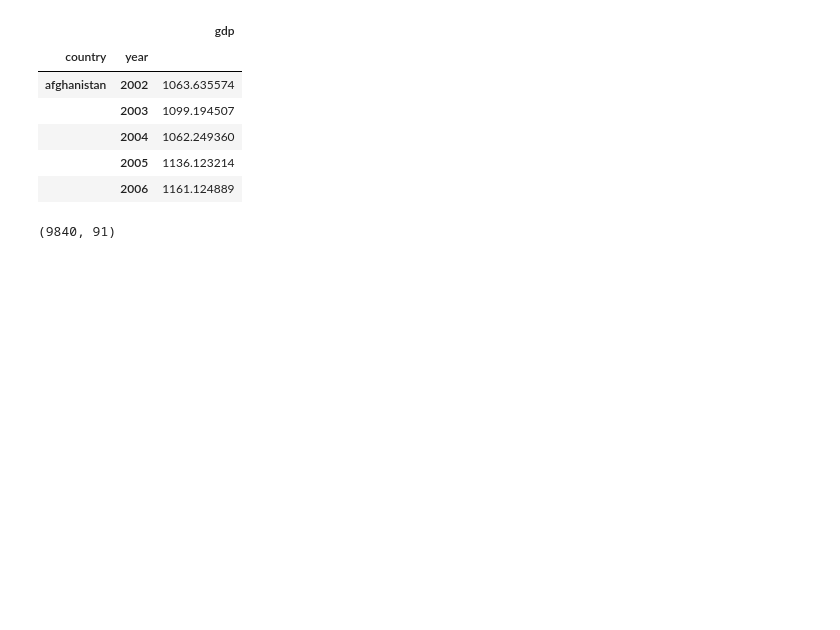
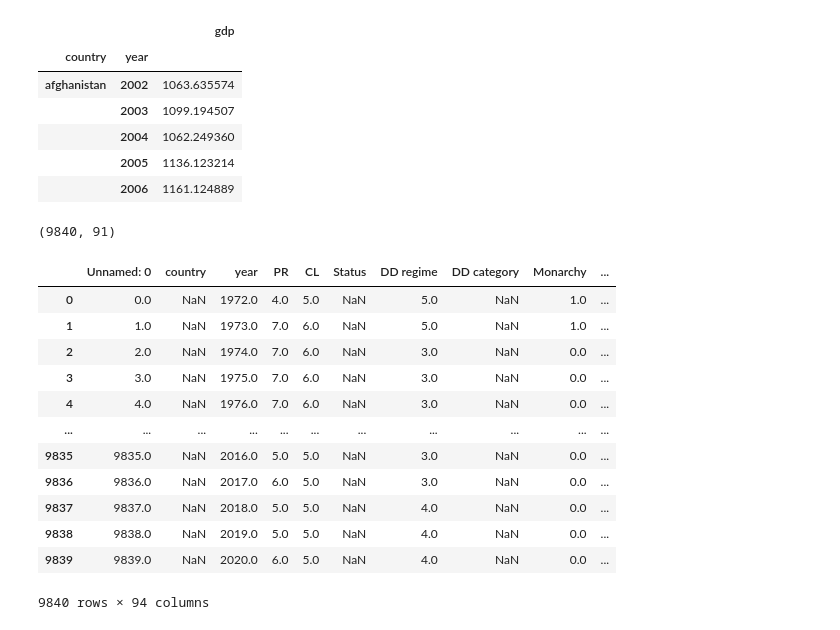
Before and after one commit to SanteriVtj/Econometrics-Capstone, a Jupyter notebook: data.ipynb, the cells around one changed output. Saved outputs shown, nothing was run; the diff lists cells and outputs as text; code cells hidden in the pictures; blank space fills up the shorter version.

Commit message:
proper master.csv

```diff
--- a/data.ipynb
+++ b/data.ipynb
@@ -33,7 +39,7 @@ freedom_house73_21_ctr.drop(freedom_house73_21_ctr.columns[0], axis=1, inplace=T
 freedom_house73_21_ctr = freedom_house73_21_ctr.replace('-', np.nan)
 # %%
 y_list = [int(i.split('.')[-1].strip()) for i in freedom_house73_21_ctr.columns.get_level_values(0).unique()]
-_df = pd.DataFrame(columns=[*list(freedom_house73_21_ctr.columns.get_level_values(1)[:3])], index=pd.MultiIndex.from_tuples(list(zip(np.repeat(freedom_house73_21_ctr.index, len(y_list)), y_list * len(y_list)))))
+_df = pd.DataFrame(columns=[i.strip() for i in list(freedom_house73_21_ctr.columns.get_level_values(1)[:3])], index=pd.MultiIndex.from_tuples(list(zip(np.repeat(freedom_house73_21_ctr.index, len(y_list)), y_list * len(y_list)))))
 for i in freedom_house73_21_ctr.index:
     for j in freedom_house73_21_ctr.columns.get_level_values(0).unique():
         _df.loc[(i, int(j.split('.')[-1].strip())), :] = [*list(freedom_house73_21_ctr.loc[i, j])]
@@ -241,6 +267,23 @@ all_df.shape
 # %%
 all_df.to_csv('raw_data/master.csv')
 # %%
-all_df = pd.read_csv('./raw_data/master.csv', sep=',')
+#all_df = pd.read_csv('./raw_data/master.csv', sep=',')
 # %%
-all_df = all_df.apply(pd.to_numeric, errors='coerce', axis=1)
+all_df.replace()
+#all_df = all_df.apply(pd.to_numeric, errors='coerce', axis=1)
+# %%
+all_df
+# %% [output]
+|  | Unnamed: 0 | country | year | PR | CL | Status | DD regime | DD category | Monarchy | ... |
+| 0 | 0.0 | NaN | 1972.0 | 4.0 | 5.0 | NaN | 5.0 | NaN | 1.0 | ... |
+| 1 | 1.0 | NaN | 1973.0 | 7.0 | 6.0 | NaN | 5.0 | NaN | 1.0 | ... |
+| 2 | 2.0 | NaN | 1974.0 | 7.0 | 6.0 | NaN | 3.0 | NaN | 0.0 | ... |
+| 3 | 3.0 | NaN | 1975.0 | 7.0 | 6.0 | NaN | 3.0 | NaN | 0.0 | ... |
+| 4 | 4.0 | NaN | 1976.0 | 7.0 | 6.0 | NaN | 3.0 | NaN | 0.0 | ... |
+| ... | ... | ... | ... | ... | ... | ... | ... | ... | ... | ... |
+| 9835 | 9835.0 | NaN | 2016.0 | 5.0 | 5.0 | NaN | 3.0 | NaN | 0.0 | ... |
+| 9836 | 9836.0 | NaN | 2017.0 | 6.0 | 5.0 | NaN | 3.0 | NaN | 0.0 | ... |
+| 9837 | 9837.0 | NaN | 2018.0 | 5.0 | 5.0 | NaN | 4.0 | NaN | 0.0 | ... |
+| 9838 | 9838.0 | NaN | 2019.0 | 5.0 | 5.0 | NaN | 4.0 | NaN | 0.0 | ... |
+| 9839 | 9839.0 | NaN | 2020.0 | 6.0 | 5.0 | NaN | 4.0 | NaN | 0.0 | ... |
+9840 rows × 94 columns
```
Also changed, not shown: parts of 3 cells of this notebook, 1 other file.
